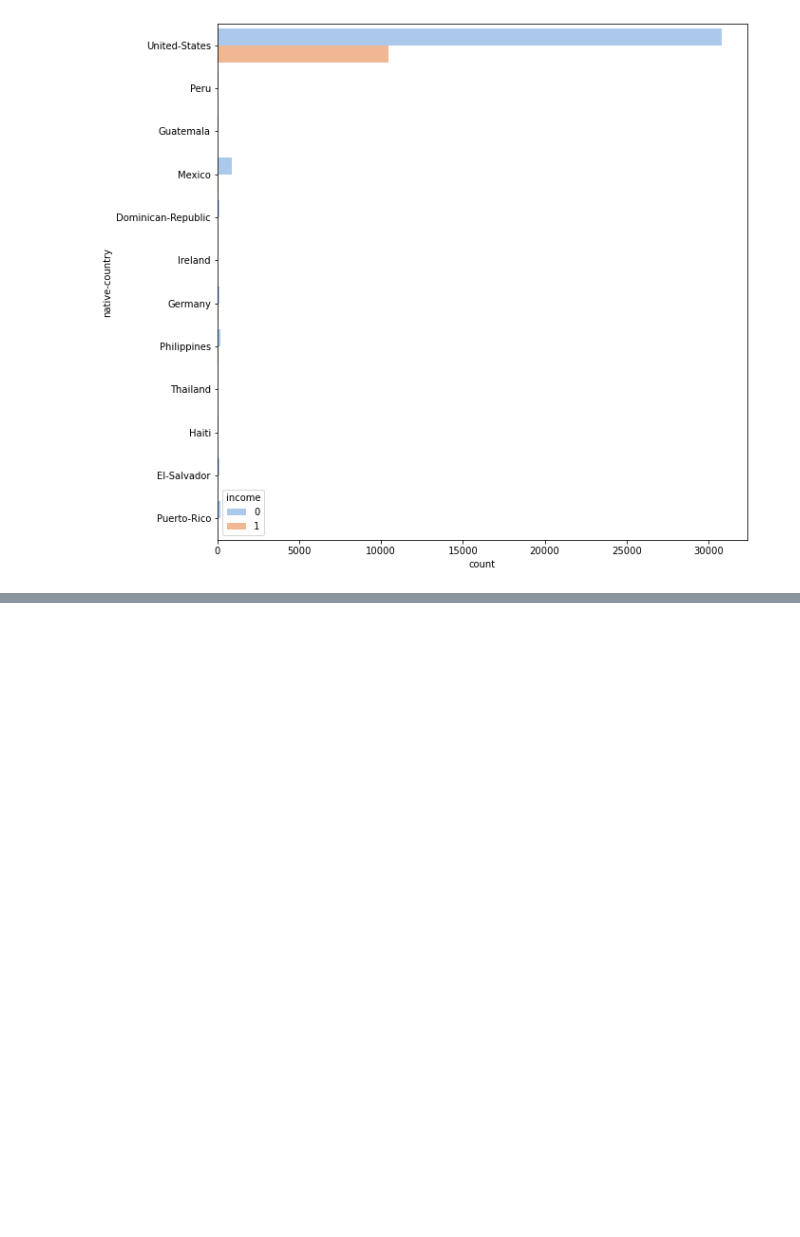
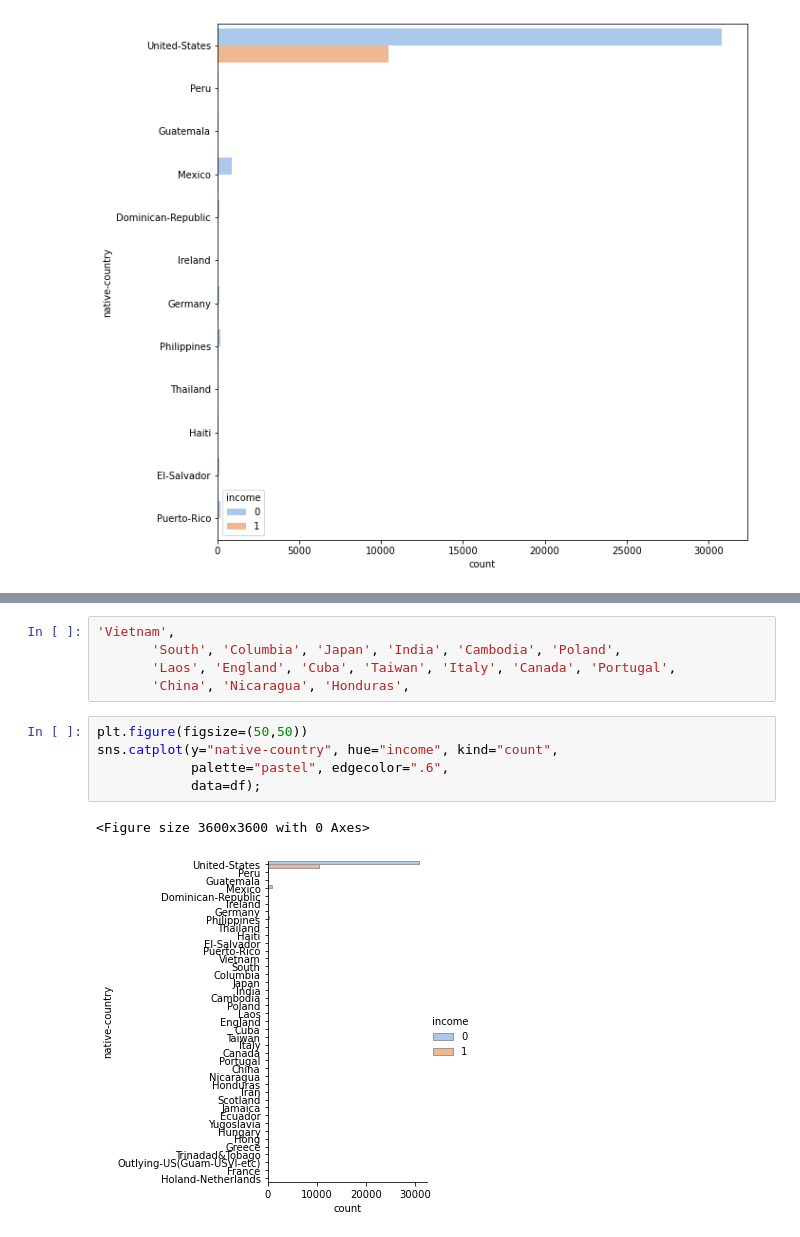
Before and after one commit to umamohantm/springboard, a Jupyter notebook: Story telling/Adult_Income.ipynb, the cells around one changed output, grey strips where cells are left out. Drawn from its saved outputs; the diff is of its cells as text; blank space fills up the shorter version.

```diff
--- a/Story telling/Adult_Income.ipynb
+++ b/Story telling/Adult_Income.ipynb
@@ -137,0 +145,13 @@ sns.countplot(y="native-country", hue="income",data=df[(df['native-country']=='U
+# %%
+'Vietnam',
+       'South', 'Columbia', 'Japan', 'India', 'Cambodia', 'Poland',
+       'Laos', 'England', 'Cuba', 'Taiwan', 'Italy', 'Canada', 'Portugal',
+       'China', 'Nicaragua', 'Honduras',
+# %%
+plt.figure(figsize=(50,50))
+sns.catplot(y="native-country", hue="income", kind="count",
+            palette="pastel", edgecolor=".6",
+            data=df);
+# %% [output]
+<Figure size 3600x3600 with 0 Axes>
+[figure, added]
```
Also changed, not shown: parts of 5 cells of this notebook.
